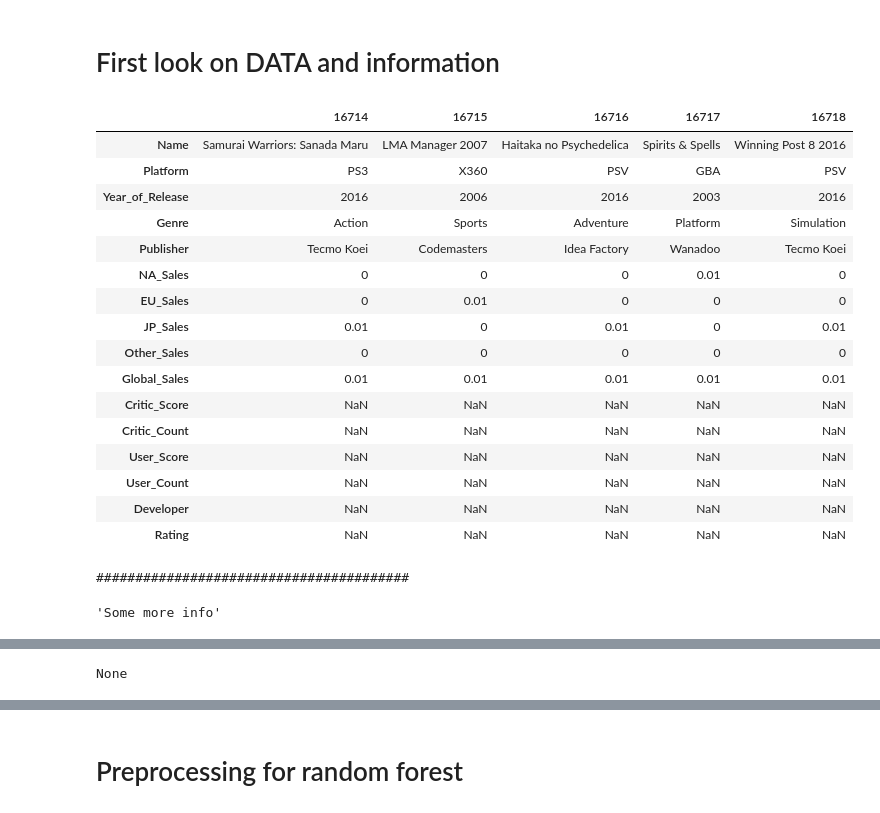
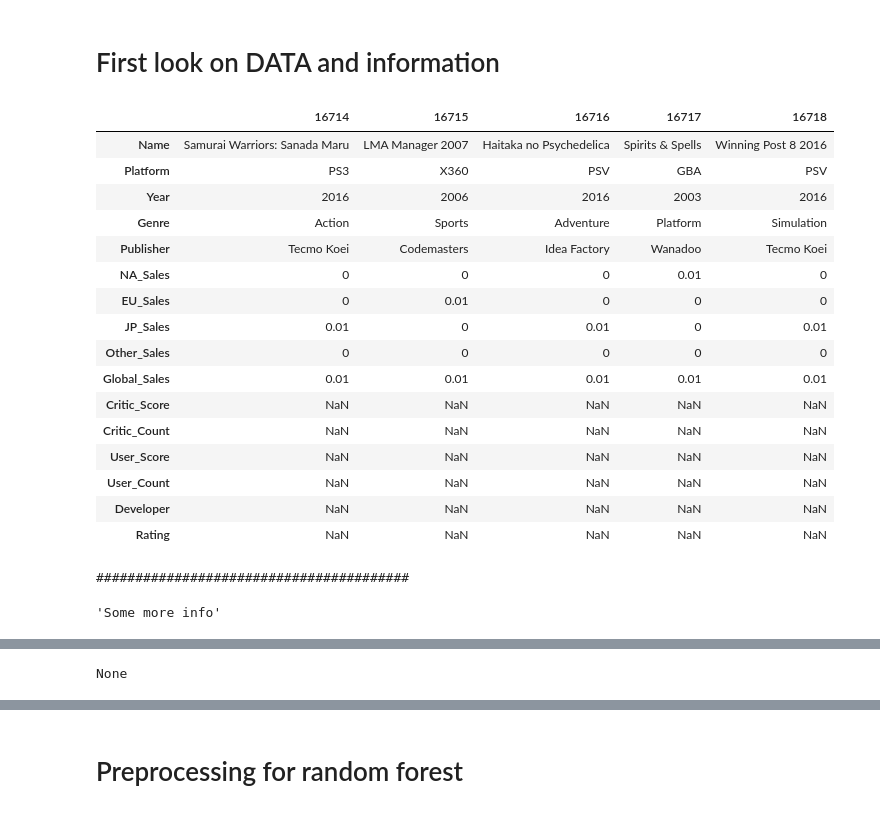
Before and after one commit to GenosW/ml-exercises, a Jupyter notebook: exercise1/videogames.ipynb, the cells around one changed output, grey strips where cells are left out. Cells and saved outputs as stored; diff of their text form; code cells hidden in the pictures.

```diff
--- a/exercise1/videogames.ipynb
+++ b/exercise1/videogames.ipynb
@@ -146,16 +146,17 @@ def display_all(df):
 # %% [markdown]
 # First look on DATA and information
 # %%
+df_raw = df_raw.rename(columns={"Year_of_Release": "Year"})
 display_all(df_raw.tail().transpose())
 print('#'*40)
 display('Some more info')
 print('#'*40)
 display(df_raw.info())
 # %% [output]
 |  | 16714 | 16715 | 16716 | 16717 | 16718 |
 | Name | Samurai Warriors: Sanada Maru | LMA Manager 2007 | Haitaka no Psychedelica | Spirits & Spells | Winning Post 8 2016 |
 | Platform | PS3 | X360 | PSV | GBA | PSV |
-| Year_of_Release | 2016 | 2006 | 2016 | 2003 | 2016 |
+| Year | 2016 | 2006 | 2016 | 2003 | 2016 |
 | Genre | Action | Sports | Adventure | Platform | Simulation |
 | Publisher | Tecmo Koei | Codemasters | Idea Factory | Wanadoo | Tecmo Koei |
 | NA_Sales | 0 | 0 | 0 | 0.01 | 0 |
```
Also changed, not shown: parts of 11 cells of this notebook, 4 other files.
